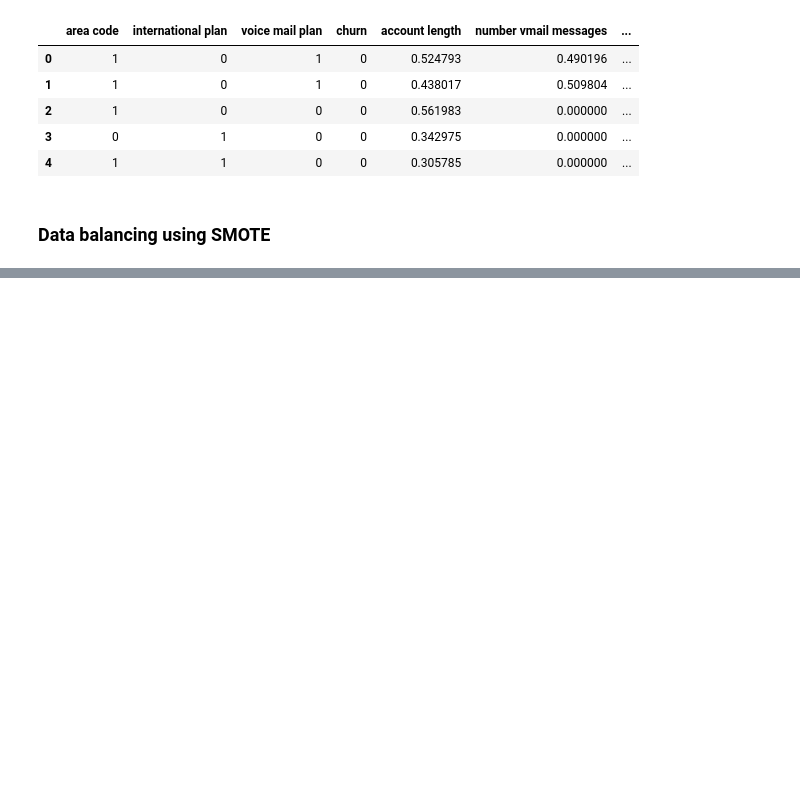
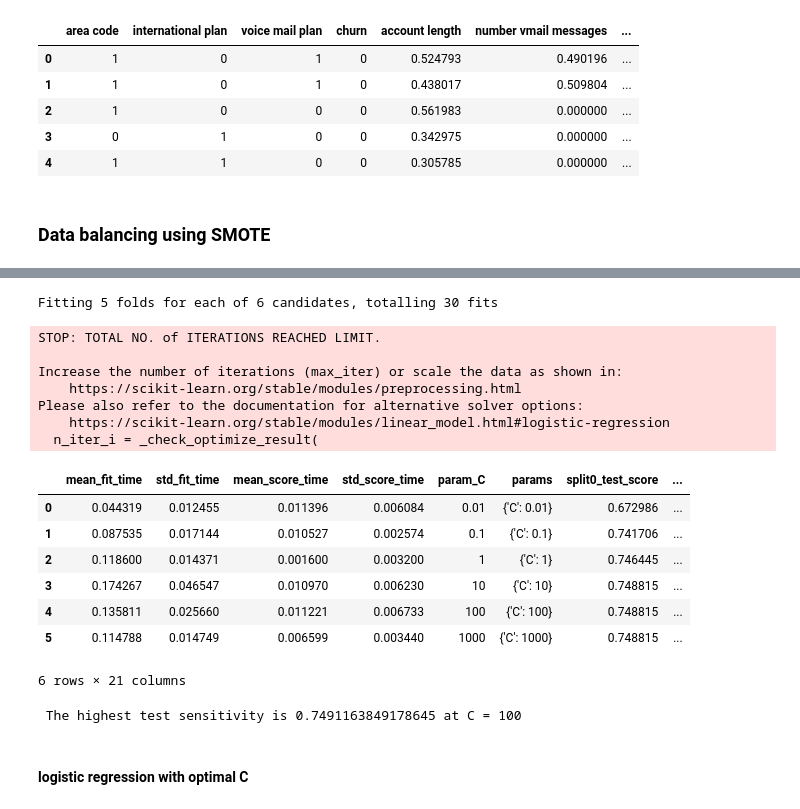
Before and after one commit to madivolil5/CHURN-COMMUNICATION, a Jupyter notebook: churn prediction.ipynb, the cells around one changed output, grey strips where cells are left out. Cells and saved outputs as stored; diff of their text form; code cells hidden in the pictures; blank space fills up the shorter version.

```diff
--- a/churn prediction.ipynb
+++ b/churn prediction.ipynb
@@ -270,5 +270,4 @@ from imblearn.over_sampling import SMOTE
 
 oversample = SMOTE(k_neighbors=5)
 X_smote, y_smote = oversample.fit_resample(X_train, y_train)
-X_train, y_train = X_smote, y_smote
 # %% [markdown]
@@ -277,0 +303,16 @@ X_train, y_train = X_smote, y_smote
+# %%
+from imblearn.over_sampling import SMOTE
+sm = SMOTE(random_state = 2)
+X_train_res, y_train_res = sm.fit_resample(X_train, y_train.ravel())
+# %%
+# Instantiate the model
+lr1 = LogisticRegression()
+
+# Fit the model on the train set
+lr1.fit(X_train_res, y_train_res.ravel())
+
+# Predictions on the testing set
+predictions = lr1.predict(X_test)
+
+# print classification report
+print(classification_report(y_test, predictions))
@@ -303,0 +332,57 @@ ValueError: Found input variables with inconsistent numbers of samples: [3986, 1
+# %%
+# Impoting metrics
+from sklearn import metrics
+from sklearn.metrics import confusion_matrix
+
+# Importing libraries for cross validation
+from sklearn.model_selection import KFold
+from sklearn.model_selection import cross_val_score
+from sklearn.model_selection import GridSearchCV
+
+# Creating KFold object with 5 splits
+folds = KFold(n_splits=5, shuffle=True, random_state=4)
+
+# Specify params
+params = {"C": [0.01, 0.1, 1, 10, 100, 1000]}
+
+# Specifing score as recall as we are more focused on acheiving the higher sensitivity than the accuracy
+model_cv = GridSearchCV(estimator = LogisticRegression(),
+                        param_grid = params,
+                        scoring= 'recall',
+                        cv = folds,
+                        verbose = 1,
+                        return_train_score=True)
+
+# Fit the model
+model_cv.fit(X_train_res, y_train_res)
+
+# results of grid search CV
+cv_results = pd.DataFrame(model_cv.cv_results_)
+cv_results
+# %% [output]
+Fitting 5 folds for each of 6 candidates, totalling 30 fits
+STOP: TOTAL NO. of ITERATIONS REACHED LIMIT.
+
+Increase the number of iterations (max_iter) or scale the data as shown in:
+    https://scikit-learn.org/stable/modules/preprocessing.html
+Please also refer to the documentation for alternative solver options:
+    https://scikit-learn.org/stable/modules/linear_model.html#logistic-regression
+  n_iter_i = _check_optimize_result(
+|  | mean_fit_time | std_fit_time | mean_score_time | std_score_time | param_C | params | split0_test_score | ... |
+| 0 | 0.044319 | 0.012455 | 0.011396 | 0.006084 | 0.01 | {'C': 0.01} | 0.672986 | ... |
+| 1 | 0.087535 | 0.017144 | 0.010527 | 0.002574 | 0.1 | {'C': 0.1} | 0.741706 | ... |
+| 2 | 0.118600 | 0.014371 | 0.001600 | 0.003200 | 1 | {'C': 1} | 0.746445 | ... |
+| 3 | 0.174267 | 0.046547 | 0.010970 | 0.006230 | 10 | {'C': 10} | 0.748815 | ... |
+| 4 | 0.135811 | 0.025660 | 0.011221 | 0.006733 | 100 | {'C': 100} | 0.748815 | ... |
+| 5 | 0.114788 | 0.014749 | 0.006599 | 0.003440 | 1000 | {'C': 1000} | 0.748815 | ... |
+6 rows × 21 columns
+# %%
+# Best score with best C
+best_score = model_cv.best_score_
+best_C = model_cv.best_params_['C']
+
+print(" The highest test sensitivity is {0} at C = {1}".format(best_score, best_C))
+# %% [output]
+ The highest test sensitivity is 0.7491163849178645 at C = 100
+# %% [markdown]
+#### logistic regression with optimal C
```
Also changed, not shown: parts of 21 cells of this notebook, 1 other file.
